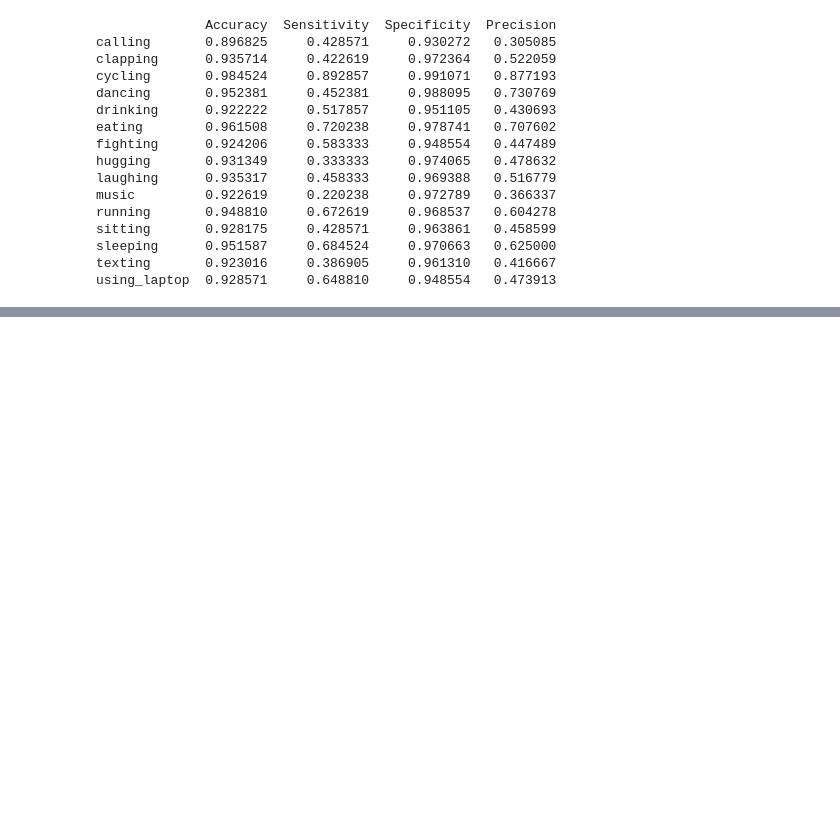
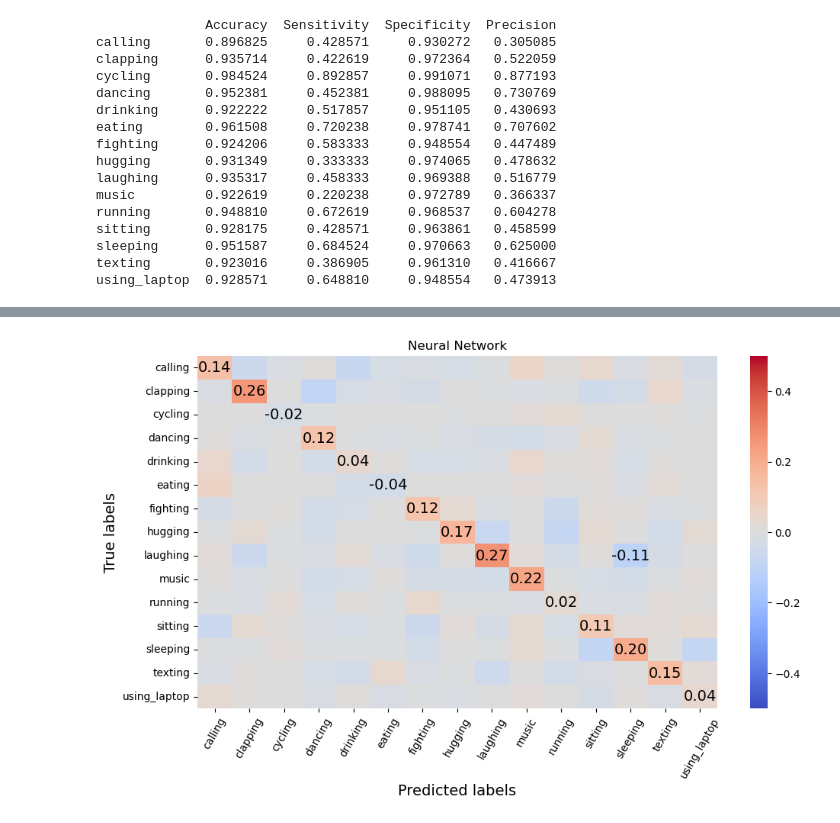
Before and after one commit to Vatsal-Sharma2003/HUMAN-POSE-ESTIMATION-USING-MACHINE-LEARNING, a Jupyter notebook: FFNN_both.ipynb, the cells around one changed output, grey strips where cells are left out. Cells and saved outputs as stored; diff of their text form; code cells hidden in the pictures; blank space fills up the shorter version.

```diff
--- a/FFNN_both.ipynb
+++ b/FFNN_both.ipynb
@@ -701,0 +803,4 @@ using_laptop  0.928571     0.648810     0.948554   0.473913
+# %%
+plot_confusion_matrix_difference(cm_th_lg, cm_th_lg_nokp)
+# %% [output]
+[figure, added]
```
Also changed, not shown: parts of 8 cells of this notebook.
